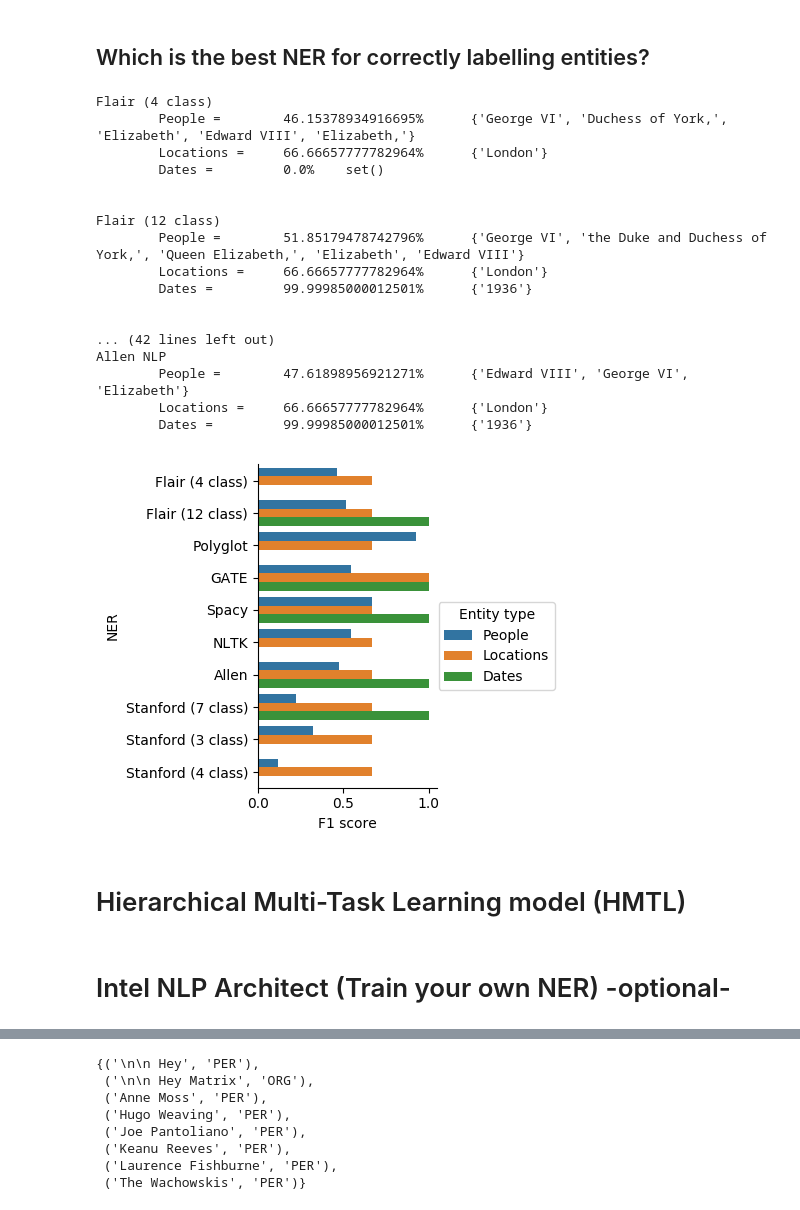
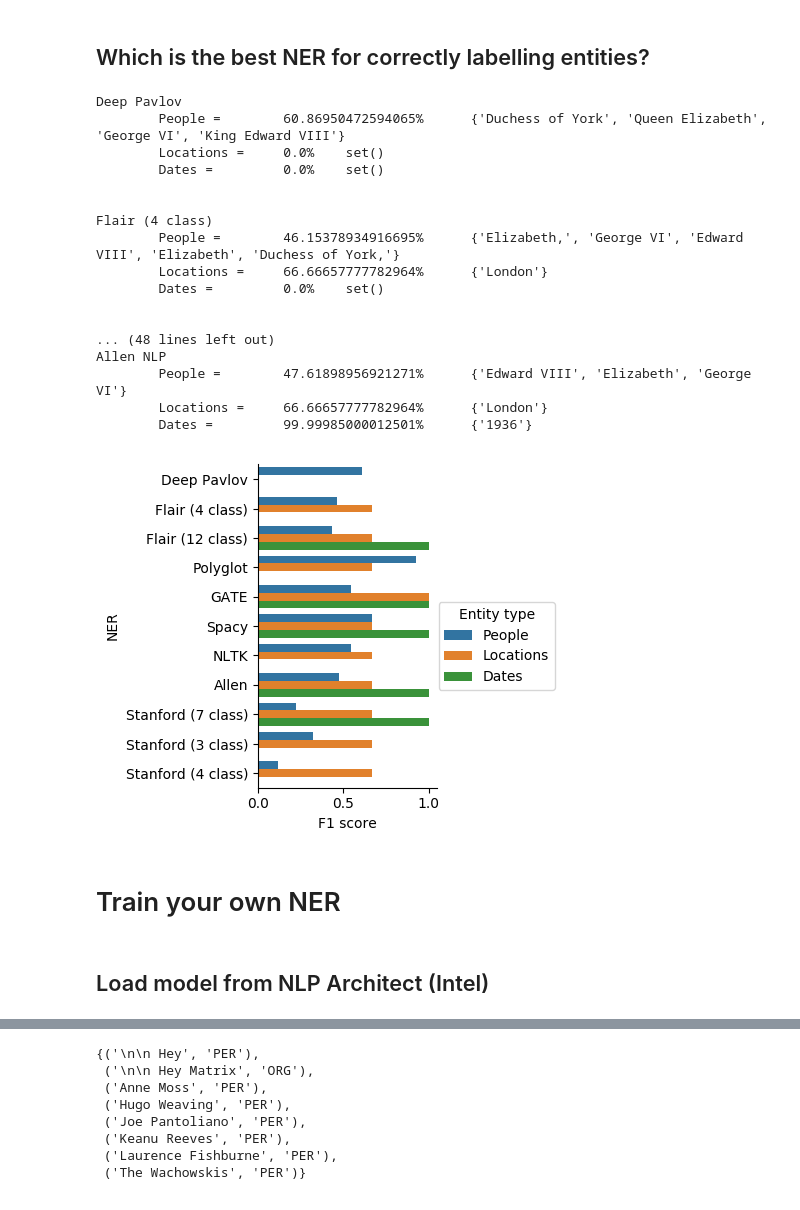
Before and after one commit to mohammedterry/NLP_for_ML, a Jupyter notebook: NER.ipynb, the cells around one changed output, grey strips where cells are left out. Drawn from its saved outputs; the diff is of its cells as text; code cells hidden in the pictures.

```diff
--- a/NER.ipynb
+++ b/NER.ipynb
@@ -102,0 +146,21 @@ flair_12ner(example_document)
+# %%
+def convert_entities(entities):
+  ents = set()
+  for entity,next_entity in zip(entities,entities[1:] + [(".","O")]):
+    word,tag = entity
+    if tag != "O":
+      ent_position, ent_type = tag.split("-")
+      if ent_position == "U":
+        ents.add((word,ent_type))
+      else:
+        if ent_position == "B":
+          w = word
+        elif ent_position == "I":
+          w += " " + word
+          if next_entity[1].split("-")[0] != "I":
+            ents.add((w,ent_type))
+  return ents
+
+def dp_ner(sentence):
+  tokens,tags = deeppavlov_ner([sentence])
+  return convert_entities([(tok,tg) for token,tag in zip(tokens,tags) for tok,tg in list(zip(token,tag)) ])
@@ -432,6 +549,12 @@ test = {
 ## Which is the quickest?
 # %%
 import time
+
+dp_start = time.time()
+Y_deeppavlov = dp_ner(test["text"])
+dp_end = time.time()
+deeppavlov_time = dp_end - dp_start
+print(f"Deep Pavlov = {deeppavlov_time}s")
 
 flair_start = time.time()
 Y_flair4 = flair_4ner(test["text"])
@@ -617,6 +746,7 @@ plt.show()
 # %% [markdown]
 ## Which is the best NER for correctly labelling entities?
 # %%
+deeppavlov_people = {entity for entity,tag in Y_deeppavlov if tag == "PERSON"}
 flair4_people = {entity for entity,tag in Y_flair4 if tag == "PER"}
 flair12_people = {entity for entity,tag in Y_flair12 if tag == "PERSON"}
 gate_people = {entity.replace('(male)','').replace('(female)','').strip() for entity,tag in Y_gate if tag == "Person"}
@@ -628,6 +758,7 @@ stanford_people2 = {entity for entity,tag in Y_stanford2 if tag == "PERSON"}
 stanford_people3 = {entity for entity,tag in Y_stanford3 if tag == "PERSON"}
 allen_people = {entity for entity,tag in Y_allen if tag == "PERSON"}
 
+deeppavlov_dates = {entity for entity,tag in Y_deeppavlov if tag == "DATE"}
 flair4_dates = {entity for entity,tag in Y_flair4 if tag == "DATE"}
 flair12_dates = {entity for entity,tag in Y_flair12 if tag == "DATE"}
 gate_dates = {entity for entity,tag in Y_gate if tag == "Date"}
@@ -639,6 +770,7 @@ stanford_dates2 = {entity for entity,tag in Y_stanford2 if tag == "DATE"}
 stanford_dates3 = {entity for entity,tag in Y_stanford3 if tag == "DATE"}
 allen_dates = {entity for entity,tag in Y_allen if tag == "DATE"}
 
+deeppavlov_locations = {entity for entity,tag in Y_deeppavlov if tag == "GPE"}
 flair4_locations = {entity for entity,tag in Y_flair4 if tag == "LOC"}
 flair12_locations = {entity for entity,tag in Y_flair12 if tag == "GPE"}
 gate_locations = {entity for entity,tag in Y_gate if tag == "Location"}
@@ -650,6 +782,10 @@ stanford_locations2 = {entity for entity,tag in Y_stanford2 if tag == "LOCATION"
 stanford_locations3 = {entity for entity,tag in Y_stanford3 if tag == "LOCATION"}
 allen_locations = {entity for entity,tag in Y_allen if tag == "GPE"}
 
+f1_deeppavlov_ppl = f1_score(test["entities"]["people"], deeppavlov_people)
+f1_deeppavlov_dts = f1_score(test["entities"]["dates"], deeppavlov_dates)
+f1_deeppavlov_loc = f1_score(test["entities"]["locations"], deeppavlov_locations)
+print(f"Deep Pavlov\n\tPeople =\t{f1_deeppavlov_ppl*100}%\t{deeppavlov_people}\n\tLocations =\t{f1_deeppavlov_loc*100}%\t{deeppavlov_locations}\n\tDates =\t\t{f1_deeppavlov_dts*100}%\t{deeppavlov_dates}\n\n")
 f1_flair4_ppl = f1_score(test["entities"]["people"], flair4_people)
 f1_flair4_dts = f1_score(test["entities"]["dates"], flair4_dates)
 f1_flair4_loc = f1_score(test["entities"]["locations"], flair4_locations)
@@ -691,38 +827,40 @@ f1_allen_dts = f1_score(test["entities"]["dates"], allen_dates)
 f1_allen_loc = f1_score(test["entities"]["locations"], allen_locations)
 print(f"Allen NLP \n\tPeople =\t{f1_allen_ppl*100}%\t{allen_people}\n\tLocations =\t{f1_allen_loc*100}%\t{allen_locations}\n\tDates =\t\t{f1_allen_dts*100}%\t{allen_dates}\n\n")
 # %% [output]
+Deep Pavlov
+        People =        60.86950472594065%      {'Duchess of York', 'Queen Elizabeth', 'George VI', 'King Edward VIII'}
+        Locations =     0.0%    set()
+        Dates =         0.0%    set()
+
+
 Flair (4 class)
-        People =        46.15378934916695%      {'George VI', 'Duchess of York,', 'Elizabeth', 'Edward VIII', 'Elizabeth,'}
+        People =        46.15378934916695%      {'Elizabeth,', 'George VI', 'Edward VIII', 'Elizabeth', 'Duchess of York,'}
         Locations =     66.66657777782964%      {'London'}
         Dates =         0.0%    set()
 
 
-Flair (12 class)
-        People =        51.85179478742796%      {'George VI', 'the Duke and Duchess of York,', 'Queen Elizabeth,', 'Elizabeth', 'Edward VIII'}
+... (48 lines left out)
+Allen NLP
+        People =        47.61898956921271%      {'Edward VIII', 'Elizabeth', 'George VI'}
         Locations =     66.66657777782964%      {'London'}
         Dates =         99.99985000012501%      {'1936'}
-
-
-... (42 lines left out)
-Allen NLP
-        People =        47.61898956921271%      {'Edward VIII', 'George VI', 'Elizabeth'}
-        Locations =     66.66657777782964%      {'London'}
-        Dates =         99.99985000012501%      {'1936'}
 # %%
 import pandas as pd
 
 df = pd.DataFrame({
-    "NER":["Flair (4 class)", "Flair (12 class)", "Polyglot","GATE","Spacy","NLTK","Allen","Stanford (7 class)","Stanford (3 class)","Stanford (4 class)"] *3,
-    "Entity type":["People"] *10 + ["Locations"] *10 + ["Dates"]*10,
-    "F1 score":[f1_flair4_ppl, f1_flair12_ppl, f1_poly_ppl, f1_gate_ppl, f1_spacy_ppl, f1_nltk_ppl, f1_allen_ppl,f1_stanford_ppl3,f1_stanford_ppl1,f1_stanford_ppl2, f1_flair4_loc, f1_flair12_loc, f1_poly_loc, f1_gate_loc, f1_spacy_loc, f1_nltk_loc, f1_allen_loc, f1_stanford_loc3,f1_stanford_loc1,f1_stanford_loc2, f1_flair4_dts, f1_flair12_dts, f1_poly_dts, f1_gate_dts, f1_spacy_dts, f1_nltk_dts,  f1_allen_dts, f1_stanford_dts3,f1_stanford_dts1,f1_stanford_dts2],
+    "NER":["Deep Pavlov","Flair (4 class)", "Flair (12 class)", "Polyglot","GATE","Spacy","NLTK","Allen","Stanford (7 class)","Stanford (3 class)","Stanford (4 class)"] *3,
+    "Entity type":["People"] *11 + ["Locations"] *11 + ["Dates"]*11,
+    "F1 score":[
+        f1_deeppavlov_ppl, f1_flair4_ppl, f1_flair12_ppl, f1_poly_ppl, f1_gate_ppl, f1_spacy_ppl, f1_nltk_ppl, f1_allen_ppl,f1_stanford_ppl3,f1_stanford_ppl1,f1_stanford_ppl2,
+        f1_deeppavlov_loc, f1_flair4_loc, f1_flair12_loc, f1_poly_loc, f1_gate_loc, f1_spacy_loc, f1_nltk_loc, f1_allen_loc, f1_stanford_loc3,f1_stanford_loc1,f1_stanford_loc2,
+        f1_deeppavlov_dts, f1_flair4_dts, f1_flair12_dts, f1_poly_dts, f1_gate_dts, f1_spacy_dts, f1_nltk_dts,  f1_allen_dts, f1_stanford_dts3,f1_stanford_dts1,f1_stanford_dts2
+    ],
 })
 
 
 import seaborn as sns
 sns.factorplot(x='F1 score',y='NER', hue='Entity type', data=df, kind='bar')
 
 plt.show()
 # %% [output]
-[figure, old version]
+[figure, new version]
-# %% [markdown]
-# Hierarchical Multi-Task Learning model (HMTL)
@@ -737,2 +867,4 @@ plt.show()
 # %% [markdown]
-# Intel NLP Architect (Train your own NER) -optional-
+# Train your own NER
+# %% [markdown]
+## Load model from NLP Architect (Intel)
```
Also changed, not shown: parts of 33 cells of this notebook.
